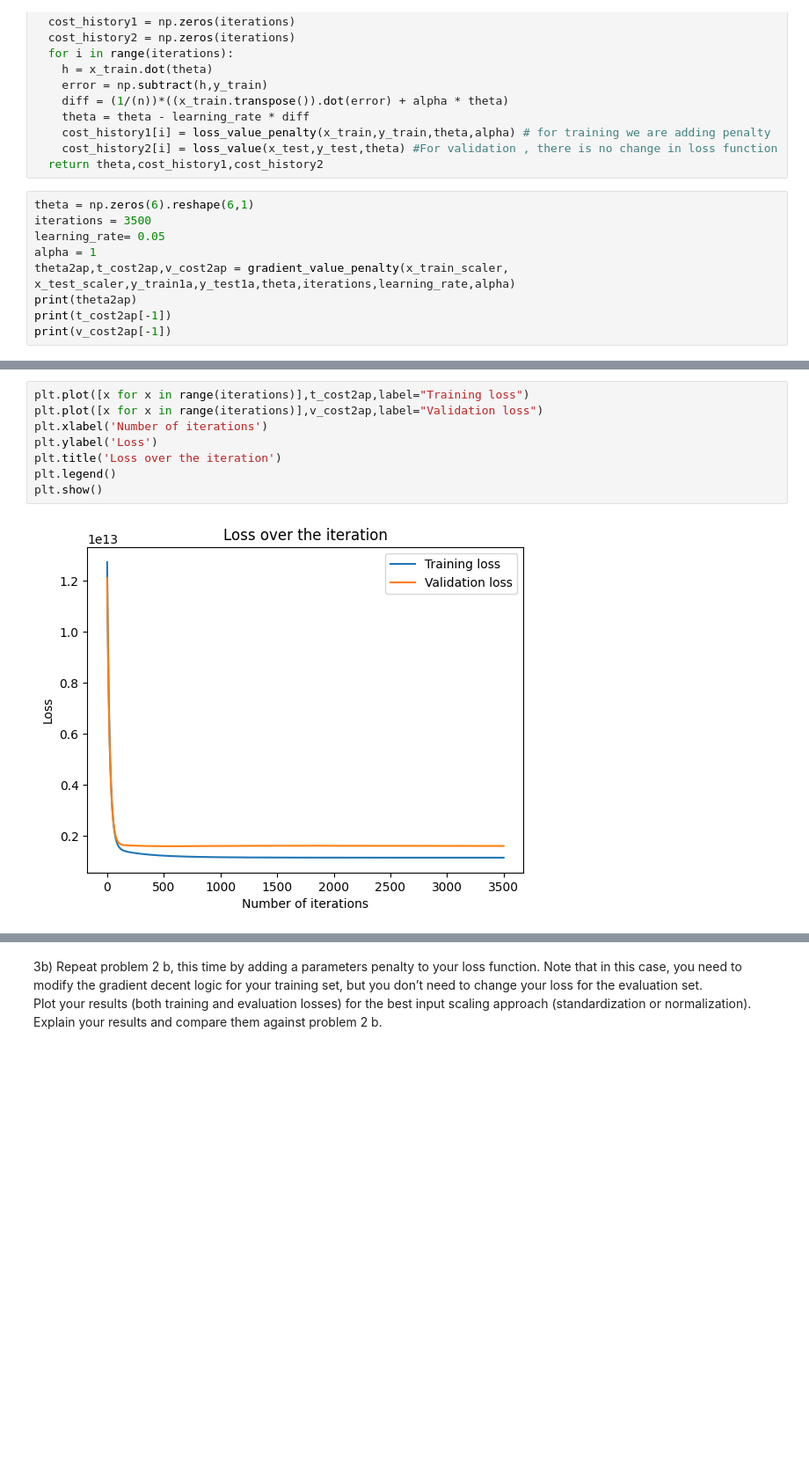
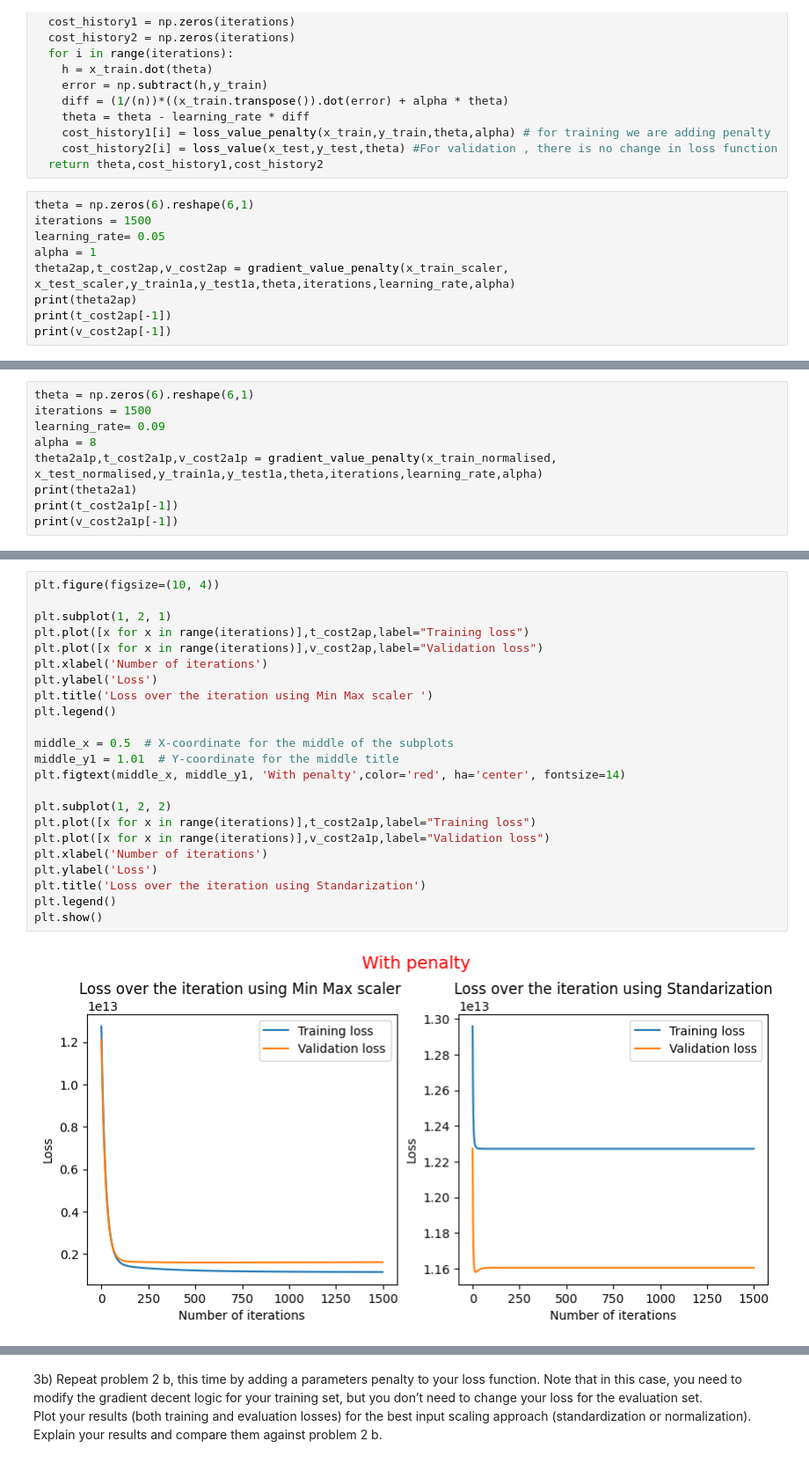
Before and after one commit to saikrishna1108/Introduction-to-Machine-Learning, a Jupyter notebook: Homework2.ipynb, the cells around one changed output, grey strips where cells are left out. Shown at 88% size. Drawn from its saved outputs; the diff is of its cells as text; blank space fills up the shorter version.

```diff
--- a/Homework2.ipynb
+++ b/Homework2.ipynb
@@ -399,7 +411,7 @@ def gradient_value_penalty(x_train,x_test,y_train,y_test,theta,iterations,learni
   return theta,cost_history1,cost_history2
 # %%
 theta = np.zeros(6).reshape(6,1)
-iterations = 3500
+iterations = 1500
 learning_rate= 0.05
 alpha = 1
 theta2ap,t_cost2ap,v_cost2ap = gradient_value_penalty(x_train_scaler, x_test_scaler,y_train1a,y_test1a,theta,iterations,learning_rate,alpha)
@@ -417,0 +430,9 @@ print(v_cost2ap[-1])
+# %%
+theta = np.zeros(6).reshape(6,1)
+iterations = 1500
+learning_rate= 0.09
+alpha = 8
+theta2a1p,t_cost2a1p,v_cost2a1p = gradient_value_penalty(x_train_normalised,  x_test_normalised,y_train1a,y_test1a,theta,iterations,learning_rate,alpha)
+print(theta2a1)
+print(t_cost2a1p[-1])
+print(v_cost2a1p[-1])
@@ -418,10 +448,25 @@ print(v_cost2ap[-1])
 # %%
+plt.figure(figsize=(10, 4))
+
+plt.subplot(1, 2, 1)
 plt.plot([x for x in range(iterations)],t_cost2ap,label="Training loss")
 plt.plot([x for x in range(iterations)],v_cost2ap,label="Validation loss")
 plt.xlabel('Number of iterations')
 plt.ylabel('Loss')
-plt.title('Loss over the iteration')
+plt.title('Loss over the iteration using Min Max scaler ')
+plt.legend()
+
+middle_x = 0.5  # X-coordinate for the middle of the subplots
+middle_y1 = 1.01  # Y-coordinate for the middle title
+plt.figtext(middle_x, middle_y1, 'With penalty',color='red', ha='center', fontsize=14)
+
+plt.subplot(1, 2, 2)
+plt.plot([x for x in range(iterations)],t_cost2a1p,label="Training loss")
+plt.plot([x for x in range(iterations)],v_cost2a1p,label="Validation loss")
+plt.xlabel('Number of iterations')
+plt.ylabel('Loss')
+plt.title('Loss over the iteration using Standarization')
 plt.legend()
 plt.show()
 # %% [output]
-[figure, old version]
+[figure, new version]
```
Also changed, not shown: parts of 16 cells of this notebook.
